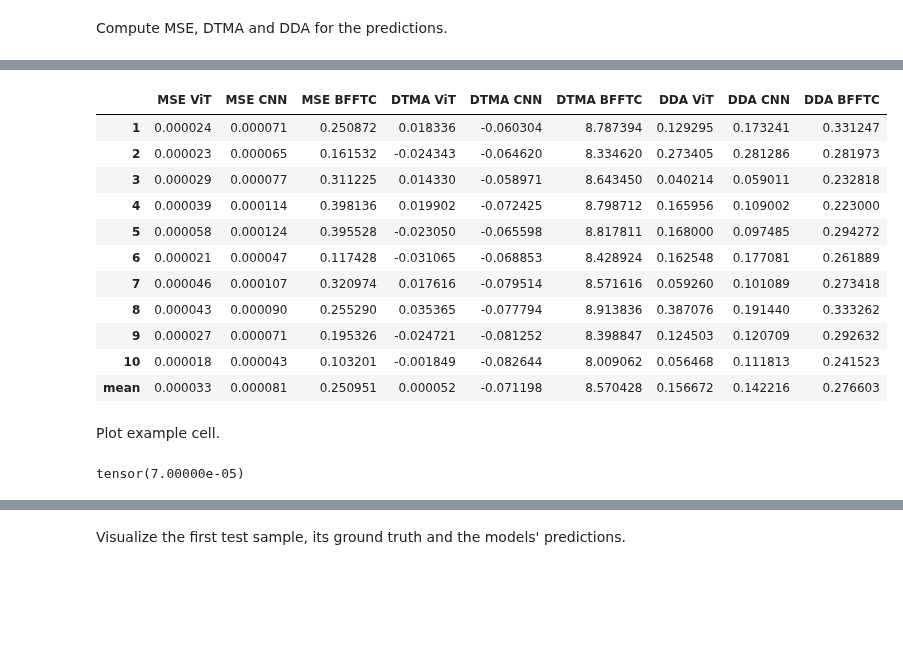
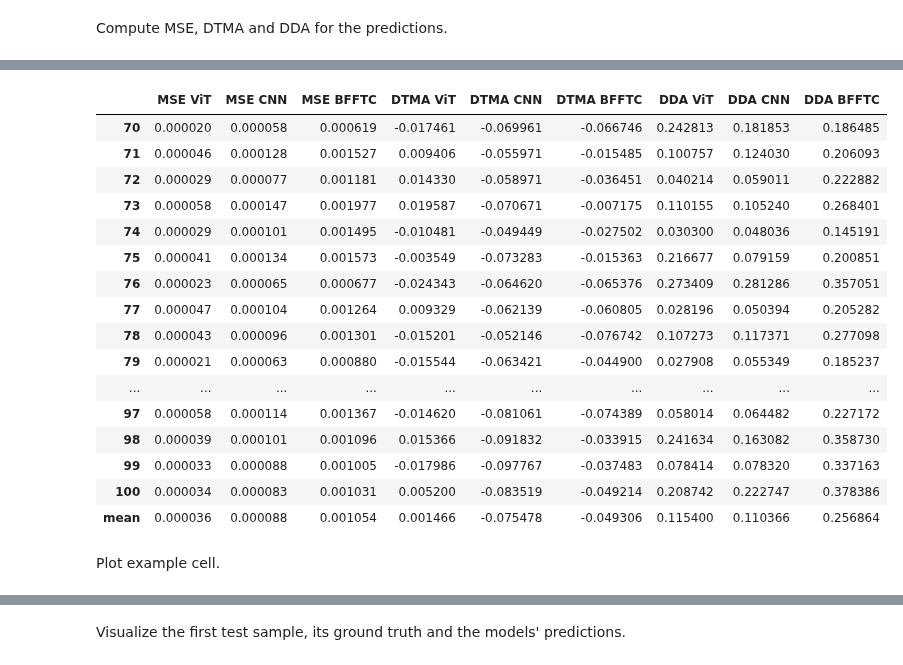
Before and after one commit to alo996/UQ_DL-TFM, a Jupyter notebook: ViT-TFM/1. ViT architecture.ipynb, the cells around one changed output, grey strips where cells are left out. Cells and saved outputs as stored; diff of their text form; code cells hidden in the pictures; blank space fills up the shorter version.

```diff
--- a/ViT-TFM/1. ViT architecture.ipynb
+++ b/ViT-TFM/1. ViT architecture.ipynb
@@ -123,24 +112,35 @@ for i, sample in enumerate(X_test_noisy):
+# %%
+save_files_here = '/home/alexrichard/PycharmProjects/UQ_DL-TFM/ViT-TFM/data/Test data/mat_files_resolution_104'
+xx, yy = np.meshgrid(np.arange(104), np.arange(104), indexing='ij')
+pos = np.vstack([xx.reshape(-1), yy.reshape(-1)], dtype=np.double).T
+
+for i, sample in enumerate(X_test_noisy):
+    file_name = f'{save_files_here}/test_sample_{i + 1}.mat'
+    vec_dspl = np.vstack([sample[0].reshape(-1), sample[1].reshape(-1)], dtype=np.double).T
+    vec_noise = np.vstack([X_test_noise[i, 0].reshape(-1), X_test_noise[i, 1].reshape(-1)], dtype=np.double).T
+    mdict = {'input_data': {'noise': [{'vec': vec_noise, 'pos': pos}, {'vec': vec_noise, 'pos': pos}], 'displacement': [{'vec': vec_dspl, 'pos': pos}, {'vec': vec_dspl, 'pos': pos}]}}
+    savemat(file_name, mdict=mdict)
 # %% [markdown]
 Load BFFTC predictions.
 # %%
-bfftc_predictions = np.zeros((10, 2, 102, 102))
-bfftc_displacements = np.zeros((10, 2, 102, 102))
+bfftc_predictions = np.zeros((X_test_noisy.shape[0], X_test_noisy.shape[1], 102, 102))
+bfftc_displacements = np.zeros((X_test_noisy.shape[0], X_test_noisy.shape[1], 102, 102))
 
 directory = "/home/alexrichard/LRZ Sync+Share/ML in Physics/Repos/Easy-to-use_TFM_package-master/test_data/Artificial patch data predictions/results"
 
 for i, file in enumerate(os.listdir(directory)):
     filename = os.fsdecode(file)
     if filename.endswith(".mat"):
-        bfft_pred = loadmat(f'{directory}/{filename}')['TFM_results']['traction'][0][1].T.reshape((2, 102, 102), order='F')
+        bfft_pred = loadmat(f'{directory}/{filename}')['TFM_results']['traction'][0][0].T.reshape((2, 102, 102), order='F')
         bfft_dspl = loadmat(f'{directory}/{filename}')['TFM_results']['displacement'][0][0].T.reshape((2, 102, 102), order='F')
         bfftc_predictions[i] = bfft_pred
         bfftc_displacements[i] = bfft_dspl
 # %% [markdown]
 Find correct samples in test set and remove outer rims.
 # %%
-bfftc_predictions_trimmed = torch.zeros((10, 2, 98, 98))
-ground_truths_trimmed = torch.zeros((10, 3, 98, 98))
-X_test_noisy_small = torch.zeros((10, 2, 104, 104))
+bfftc_predictions_trimmed = torch.zeros((X_test_noisy.shape[0], X_test_noisy.shape[1], 98, 98))
+ground_truths_trimmed = torch.zeros((Y_test.shape[0], Y_test.shape[1], 98, 98))
+X_test_noisy_ = torch.zeros(X_test_noisy.shape)
 
 for i, sample in enumerate(bfftc_displacements):
     for j, dspl in enumerate(X_test_noisy):
@@ -148,5 +148,5 @@ for i, sample in enumerate(bfftc_displacements):
             print(f'sample {i} matches with dspl {j}')
             bfftc_predictions_trimmed[i] = torch.tensor(bfftc_predictions[i, :, 3:101, 3:101]).float()
             ground_truths_trimmed[i] = Y_test[j, :, 3:101, 3:101].float()
-            X_test_noisy_small[i] = dspl.float()
+            X_test_noisy_[i] = dspl.float()
 # %% [output]
@@ -164,6 +171,6 @@ sample 9 matches with dspl 12
 Compute MSE, DTMA and DDA for the predictions.
 # %%
 vit_new.eval()
-pred_vit_new = vit_new(X_test_noisy_small, device=device)
-pred_cnn = cnn.predict(np.moveaxis(np.array(X_test_noisy_small), 1, 3))
+pred_vit_new = vit_new(X_test_noisy_, device=device)
+pred_cnn = cnn.predict(np.moveaxis(np.array(X_test_noisy_), 1, 3))
 # %% [output]
@@ -231,41 +238,43 @@ for column in columns:
 
 averages = pd.DataFrame(averages, index=[0])
 # %%
-metrics = metrics.head(10)
+metrics
 metrics.index += 1
 metrics.loc['mean'] = metrics.mean()
+metrics = metrics.tail(32)
 slice_ = ['MSE ViT', 'MSE CNN', 'MSE BFFTC']
 metrics = metrics.style.apply(highlight_closes_to_zero, props='color:white; background-color:purple', subset=slice_, axis=1)
 slice_ = ['DTMA ViT', 'DTMA CNN', 'DTMA BFFTC']
 metrics = metrics.apply(highlight_closes_to_zero, props='color:white; background-color:purple', subset=slice_, axis=1)
 slice_ = ['DDA ViT', 'DDA CNN','DDA BFFTC']
 metrics = metrics.apply(highlight_closes_to_zero, props='color:white; background-color:purple', subset=slice_, axis=1)
 metrics = metrics.set_table_styles([dict(selector='th', props=[('text-align', 'center')])])
 metrics.set_properties(**{'text-align': 'center'})
 
 metrics.set_properties(**{"border": "0.5px solid black"})
 # %% [output]
 |  | MSE ViT | MSE CNN | MSE BFFTC | DTMA ViT | DTMA CNN | DTMA BFFTC | DDA ViT | DDA CNN | DDA BFFTC |
-| 1 | 0.000024 | 0.000071 | 0.250872 | 0.018336 | -0.060304 | 8.787394 | 0.129295 | 0.173241 | 0.331247 |
-| 2 | 0.000023 | 0.000065 | 0.161532 | -0.024343 | -0.064620 | 8.334620 | 0.273405 | 0.281286 | 0.281973 |
-| 3 | 0.000029 | 0.000077 | 0.311225 | 0.014330 | -0.058971 | 8.643450 | 0.040214 | 0.059011 | 0.232818 |
-| 4 | 0.000039 | 0.000114 | 0.398136 | 0.019902 | -0.072425 | 8.798712 | 0.165956 | 0.109002 | 0.223000 |
-| 5 | 0.000058 | 0.000124 | 0.395528 | -0.023050 | -0.065598 | 8.817811 | 0.168000 | 0.097485 | 0.294272 |
-| 6 | 0.000021 | 0.000047 | 0.117428 | -0.031065 | -0.068853 | 8.428924 | 0.162548 | 0.177081 | 0.261889 |
-| 7 | 0.000046 | 0.000107 | 0.320974 | 0.017616 | -0.079514 | 8.571616 | 0.059260 | 0.101089 | 0.273418 |
-| 8 | 0.000043 | 0.000090 | 0.255290 | 0.035365 | -0.077794 | 8.913836 | 0.387076 | 0.191440 | 0.333262 |
-| 9 | 0.000027 | 0.000071 | 0.195326 | -0.024721 | -0.081252 | 8.398847 | 0.124503 | 0.120709 | 0.292632 |
-| 10 | 0.000018 | 0.000043 | 0.103201 | -0.001849 | -0.082644 | 8.009062 | 0.056468 | 0.111813 | 0.241523 |
-| mean | 0.000033 | 0.000081 | 0.250951 | 0.000052 | -0.071198 | 8.570428 | 0.156672 | 0.142216 | 0.276603 |
+| 70 | 0.000020 | 0.000058 | 0.000619 | -0.017461 | -0.069961 | -0.066746 | 0.242813 | 0.181853 | 0.186485 |
+| 71 | 0.000046 | 0.000128 | 0.001527 | 0.009406 | -0.055971 | -0.015485 | 0.100757 | 0.124030 | 0.206093 |
+| 72 | 0.000029 | 0.000077 | 0.001181 | 0.014330 | -0.058971 | -0.036451 | 0.040214 | 0.059011 | 0.222882 |
+| 73 | 0.000058 | 0.000147 | 0.001977 | 0.019587 | -0.070671 | -0.007175 | 0.110155 | 0.105240 | 0.268401 |
+| 74 | 0.000029 | 0.000101 | 0.001495 | -0.010481 | -0.049449 | -0.027502 | 0.030300 | 0.048036 | 0.145191 |
+| 75 | 0.000041 | 0.000134 | 0.001573 | -0.003549 | -0.073283 | -0.015363 | 0.216677 | 0.079159 | 0.200851 |
+| 76 | 0.000023 | 0.000065 | 0.000677 | -0.024343 | -0.064620 | -0.065376 | 0.273409 | 0.281286 | 0.357051 |
+| 77 | 0.000047 | 0.000104 | 0.001264 | 0.009329 | -0.062139 | -0.060805 | 0.028196 | 0.050394 | 0.205282 |
+| 78 | 0.000043 | 0.000096 | 0.001301 | -0.015201 | -0.052146 | -0.076742 | 0.107273 | 0.117371 | 0.277098 |
+| 79 | 0.000021 | 0.000063 | 0.000880 | -0.015544 | -0.063421 | -0.044900 | 0.027908 | 0.055349 | 0.185237 |
+| ... | ... | ... | ... | ... | ... | ... | ... | ... | ... |
+| 97 | 0.000058 | 0.000114 | 0.001367 | -0.014620 | -0.081061 | -0.074389 | 0.058014 | 0.064482 | 0.227172 |
+| 98 | 0.000039 | 0.000101 | 0.001096 | 0.015366 | -0.091832 | -0.033915 | 0.241634 | 0.163082 | 0.358730 |
+| 99 | 0.000033 | 0.000088 | 0.001005 | -0.017986 | -0.097767 | -0.037483 | 0.078414 | 0.078320 | 0.337163 |
+| 100 | 0.000034 | 0.000083 | 0.001031 | 0.005200 | -0.083519 | -0.049214 | 0.208742 | 0.222747 | 0.378386 |
+| mean | 0.000036 | 0.000088 | 0.001054 | 0.001466 | -0.075478 | -0.049306 | 0.115400 | 0.110366 | 0.256864 |
 # %% [markdown]
 Plot example cell.
 # %%
 torch.set_printoptions(sci_mode=False)
 torch.set_printoptions(precision=5)
-# %%
-torch.round(mse_cnn[0, 0], decimals=5)
-# %% [output]
-tensor(7.00000e-05)
 # %%
 get_ipython().run_line_magic('matplotlib', 'notebook')
 
```
Also changed, not shown: parts of 17 cells of this notebook, 2 other files.
